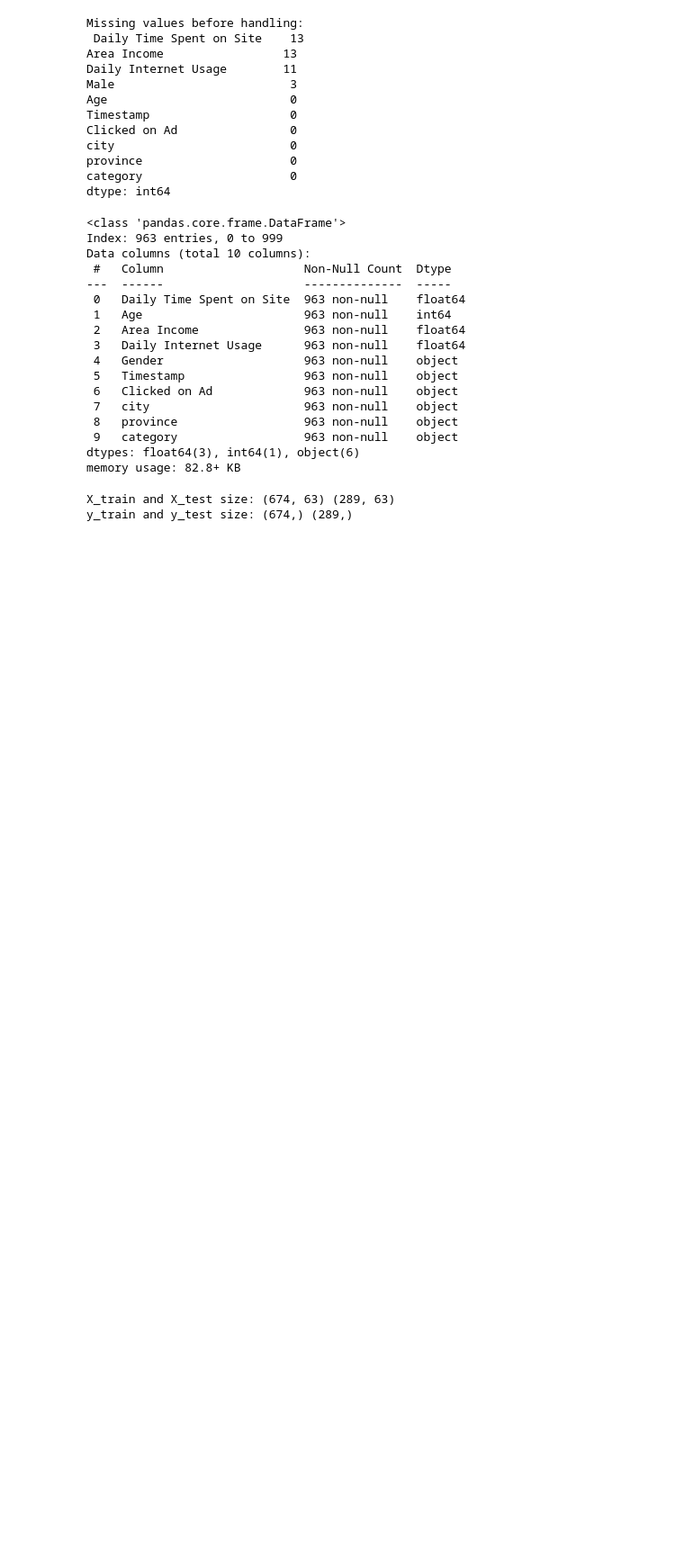
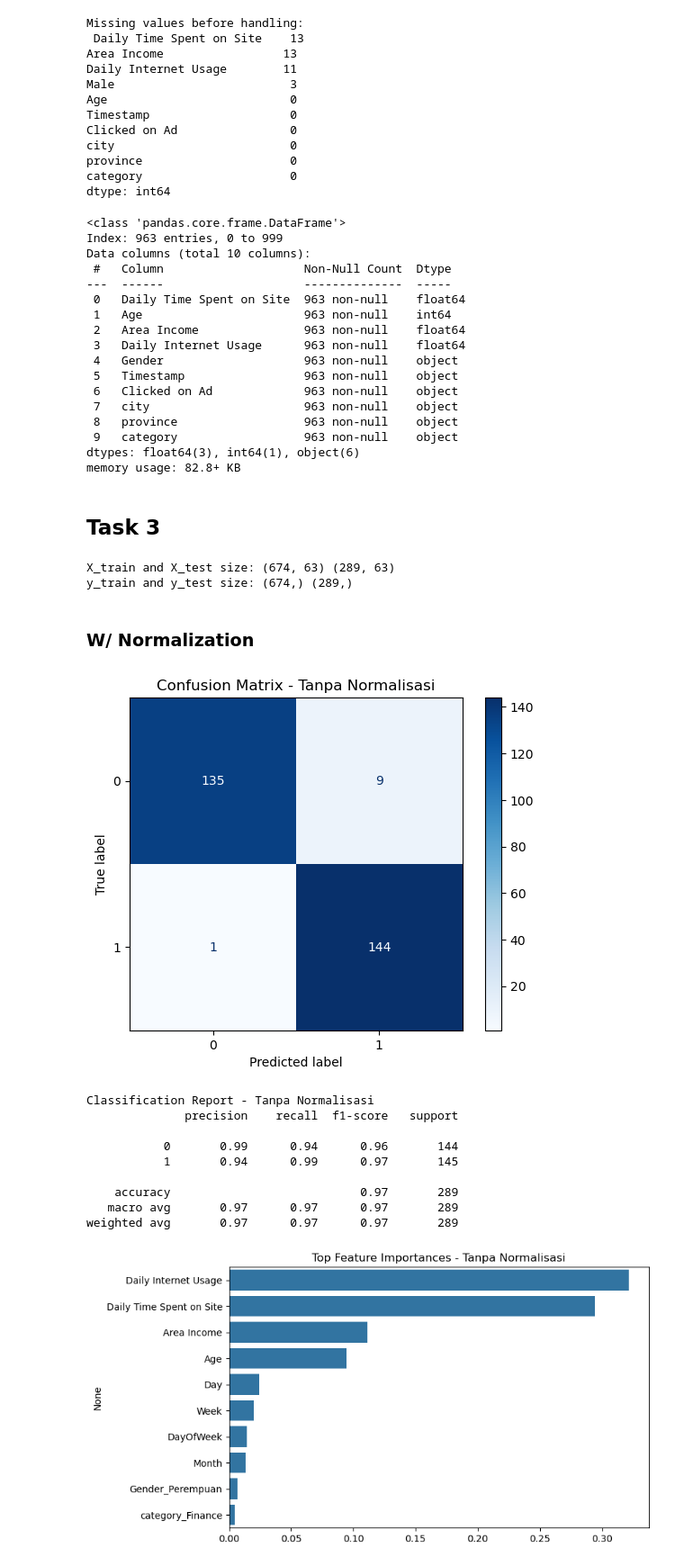
Before and after one commit to fyrwnt/clicked_ads_classification, a Jupyter notebook: classification.ipynb, the cells around one changed output. Shown at 90% size. Saved outputs shown, nothing was run; the diff lists cells and outputs as text; code cells hidden in the pictures; blank space fills up the shorter version.

Commit message:
task 3

```diff
--- a/classification.ipynb
+++ b/classification.ipynb
@@ -182,6 +185,8 @@ df_clean["DayOfWeek"] = df_clean["Timestamp"].dt.dayofweek
 # %%
 X = df_clean.drop(columns=["Clicked on Ad", "Timestamp"])
 y = df_clean["Clicked on Ad"]
+# %% [markdown]
+## Task 3
 # %%
 X_train, X_test, y_train, y_test = train_test_split(X, y, test_size=0.3, random_state=42, shuffle=True)
 print("X_train and X_test size:", X_train.shape, X_test.shape)
@@ -189,3 +194,41 @@ print("y_train and y_test size:", y_train.shape, y_test.shape)
 # %% [output]
 X_train and X_test size: (674, 63) (289, 63)
 y_train and y_test size: (674,) (289,)
+# %% [markdown]
+### W/ Normalization
+# %%
+rf1 = RandomForestClassifier(random_state=42)
+rf1.fit(X_train, y_train)
+
+y_pred1 = rf1.predict(X_test)
+
+# Confusion Matrix
+cm1 = confusion_matrix(y_test, y_pred1)
+disp1 = ConfusionMatrixDisplay(confusion_matrix=cm1, display_labels=rf1.classes_)
+disp1.plot(cmap="Blues")
+plt.title("Confusion Matrix - Tanpa Normalisasi")
+plt.show()
+
+print("Classification Report - Tanpa Normalisasi")
+print(classification_report(y_test, y_pred1))
+
+# Feature Importance
+feat_importances1 = pd.Series(rf1.feature_importances_, index=X.columns)
+top_features1 = feat_importances1.sort_values(ascending=False).head(10)
+
+plt.figure(figsize=(8, 5))
+sns.barplot(x=top_features1.values, y=top_features1.index)
+plt.title("Top Feature Importances - Tanpa Normalisasi")
+plt.show()
+# %% [output]
+[figure, added]
+Classification Report - Tanpa Normalisasi
+              precision    recall  f1-score   support
+
+           0       0.99      0.94      0.96       144
+           1       0.94      0.99      0.97       145
+
+    accuracy                           0.97       289
+   macro avg       0.97      0.97      0.97       289
+weighted avg       0.97      0.97      0.97       289
+[figure, added]
```
Also changed, not shown: parts of 3 cells of this notebook, 1 other file.
